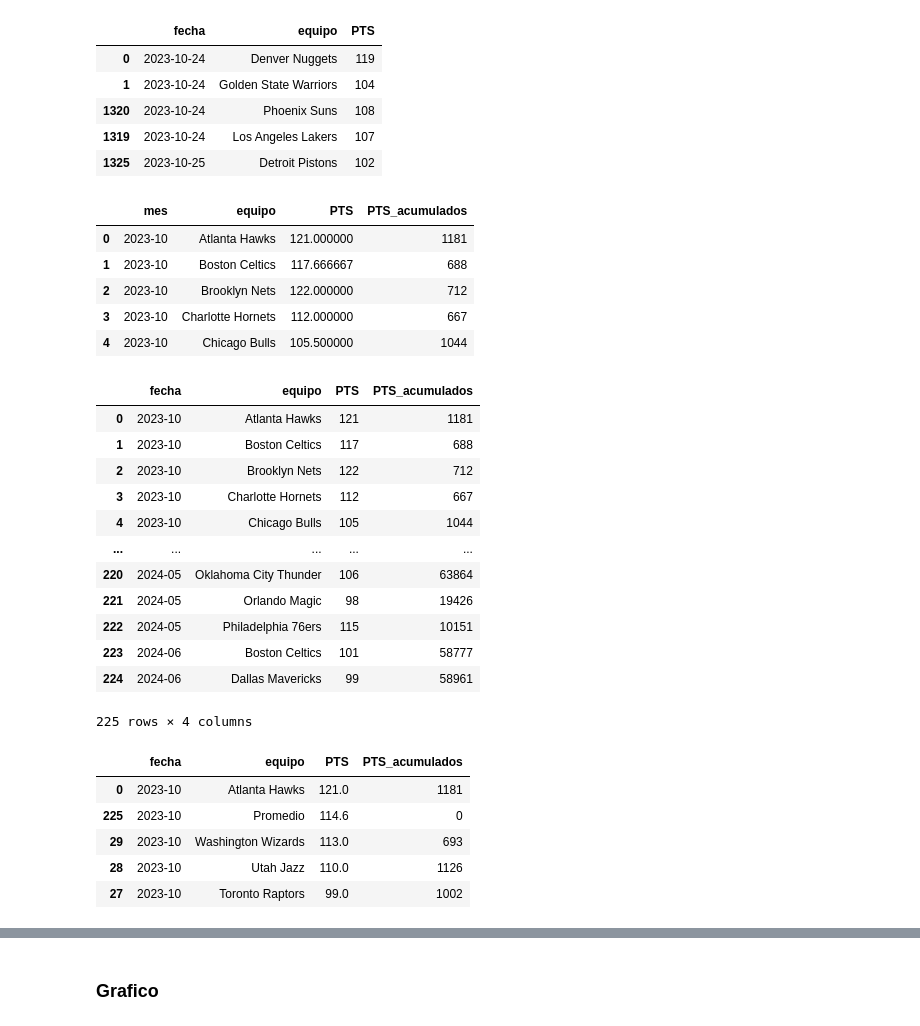
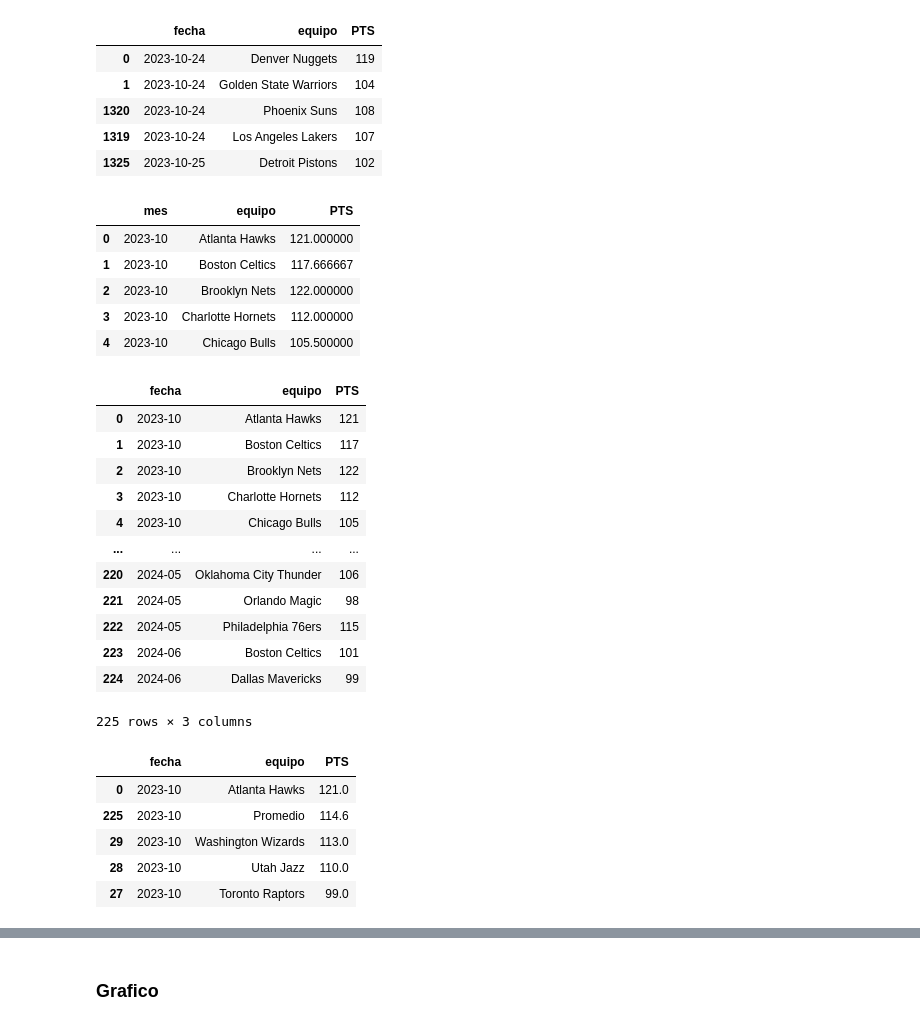
Before and after one commit to tperezv2004/proyecto.github.io, a Jupyter notebook: asses/py/limpieza.ipynb, the cells around one changed output, grey strips where cells are left out. Drawn from its saved outputs; the diff is of its cells as text; code cells hidden in the pictures.

```diff
--- a/asses/py/limpieza.ipynb
+++ b/asses/py/limpieza.ipynb
@@ -251,22 +254,21 @@ df['PTS_acumulados'] = df.groupby('equipo')['PTS'].cumsum()
 # %%
 # 2. Creamos una nueva columna 'mes' que solo contiene el año y el mes
 df['mes'] = df['fecha'].dt.to_period('M')
 
 # 3. Agrupamos por 'mes' y 'equipo', y calculamos el promedio de 'PTS' y la suma de 'PTS_acumulados'
 df_agrupado = df.groupby(['mes', 'equipo']).agg({
     'PTS': 'mean',             # Promedio de PTS
-    'PTS_acumulados': 'sum'    # Suma de PTS_acumulados
 }).reset_index()
 
 
 df_agrupado.head()
 # %% [output]
-|  | mes | equipo | PTS | PTS_acumulados |
-| 0 | 2023-10 | Atlanta Hawks | 121.000000 | 1181 |
-| 1 | 2023-10 | Boston Celtics | 117.666667 | 688 |
-| 2 | 2023-10 | Brooklyn Nets | 122.000000 | 712 |
-| 3 | 2023-10 | Charlotte Hornets | 112.000000 | 667 |
-| 4 | 2023-10 | Chicago Bulls | 105.500000 | 1044 |
+|  | mes | equipo | PTS |
+| 0 | 2023-10 | Atlanta Hawks | 121.000000 |
+| 1 | 2023-10 | Boston Celtics | 117.666667 |
+| 2 | 2023-10 | Brooklyn Nets | 122.000000 |
+| 3 | 2023-10 | Charlotte Hornets | 112.000000 |
+| 4 | 2023-10 | Chicago Bulls | 105.500000 |
 # %%
 # Convertir la columna 'PTS' a entero
 df_agrupado['PTS'] = df_agrupado['PTS'].astype(int)
@@ -274,19 +276,19 @@ df_agrupado['PTS'] = df_agrupado['PTS'].astype(int)
 df_agrupado = df_agrupado.rename(columns={'mes': 'fecha'})
 df_agrupado
 # %% [output]
-|  | fecha | equipo | PTS | PTS_acumulados |
-| 0 | 2023-10 | Atlanta Hawks | 121 | 1181 |
-| 1 | 2023-10 | Boston Celtics | 117 | 688 |
-| 2 | 2023-10 | Brooklyn Nets | 122 | 712 |
-| 3 | 2023-10 | Charlotte Hornets | 112 | 667 |
-| 4 | 2023-10 | Chicago Bulls | 105 | 1044 |
-| ... | ... | ... | ... | ... |
-| 220 | 2024-05 | Oklahoma City Thunder | 106 | 63864 |
-| 221 | 2024-05 | Orlando Magic | 98 | 19426 |
-| 222 | 2024-05 | Philadelphia 76ers | 115 | 10151 |
-| 223 | 2024-06 | Boston Celtics | 101 | 58777 |
-| 224 | 2024-06 | Dallas Mavericks | 99 | 58961 |
+|  | fecha | equipo | PTS |
+| 0 | 2023-10 | Atlanta Hawks | 121 |
+| 1 | 2023-10 | Boston Celtics | 117 |
+| 2 | 2023-10 | Brooklyn Nets | 122 |
+| 3 | 2023-10 | Charlotte Hornets | 112 |
+| 4 | 2023-10 | Chicago Bulls | 105 |
+| ... | ... | ... | ... |
+| 220 | 2024-05 | Oklahoma City Thunder | 106 |
+| 221 | 2024-05 | Orlando Magic | 98 |
+| 222 | 2024-05 | Philadelphia 76ers | 115 |
+| 223 | 2024-06 | Boston Celtics | 101 |
+| 224 | 2024-06 | Dallas Mavericks | 99 |
-225 rows × 4 columns
+225 rows × 3 columns
 # %%
 # Filtrar los equipos de interés
 equipos_interes = ["Boston Celtics", "Dallas Mavericks", "Atlanta Hawks",
@@ -297,21 +299,20 @@ promedio_pts = df_agrupado[df_agrupado['equipo'].isin(equipos_interes)].groupby(
 
 # Renombrar las columnas para la nueva fila
 promedio_pts['equipo'] = 'Promedio'
-promedio_pts['PTS_acumulados'] = 0
 
 # Concatenar el DataFrame original con el nuevo DataFrame de promedios
-df_final = pd.concat([df_agrupado, promedio_pts[['fecha', 'equipo', 'PTS', 'PTS_acumulados']]], ignore_index=True)
+df_final = pd.concat([df_agrupado, promedio_pts[['fecha', 'equipo', 'PTS']]], ignore_index=True)
 
 # Ordenar el DataFrame final por fecha
 df_final = df_final.sort_values(by='fecha')
 df_final.head()
 # %% [output]
-|  | fecha | equipo | PTS | PTS_acumulados |
-| 0 | 2023-10 | Atlanta Hawks | 121.0 | 1181 |
-| 225 | 2023-10 | Promedio | 114.6 | 0 |
-| 29 | 2023-10 | Washington Wizards | 113.0 | 693 |
-| 28 | 2023-10 | Utah Jazz | 110.0 | 1126 |
-| 27 | 2023-10 | Toronto Raptors | 99.0 | 1002 |
+|  | fecha | equipo | PTS |
+| 0 | 2023-10 | Atlanta Hawks | 121.0 |
+| 225 | 2023-10 | Promedio | 114.6 |
+| 29 | 2023-10 | Washington Wizards | 113.0 |
+| 28 | 2023-10 | Utah Jazz | 110.0 |
+| 27 | 2023-10 | Toronto Raptors | 99.0 |
 # %%
 # Convertir la columna 'PTS' a entero
 df_final['PTS'] = df_final['PTS'].astype(int)
```
Also changed, not shown: parts of 9 cells of this notebook, 5 other files.
